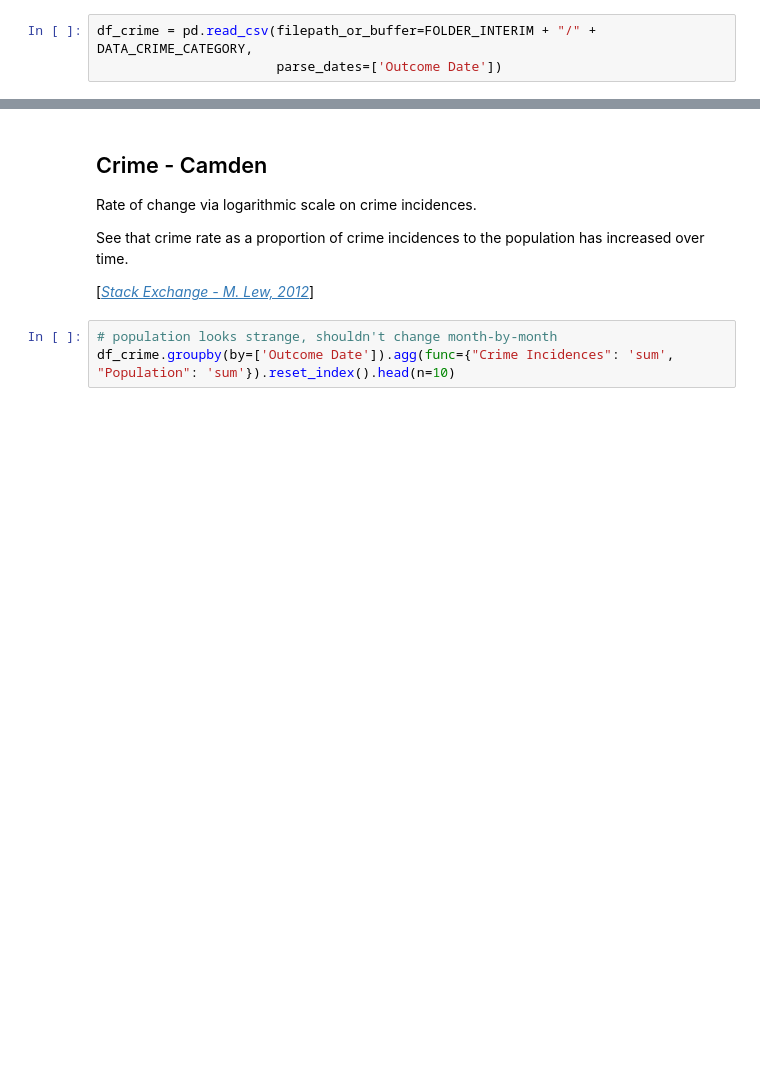
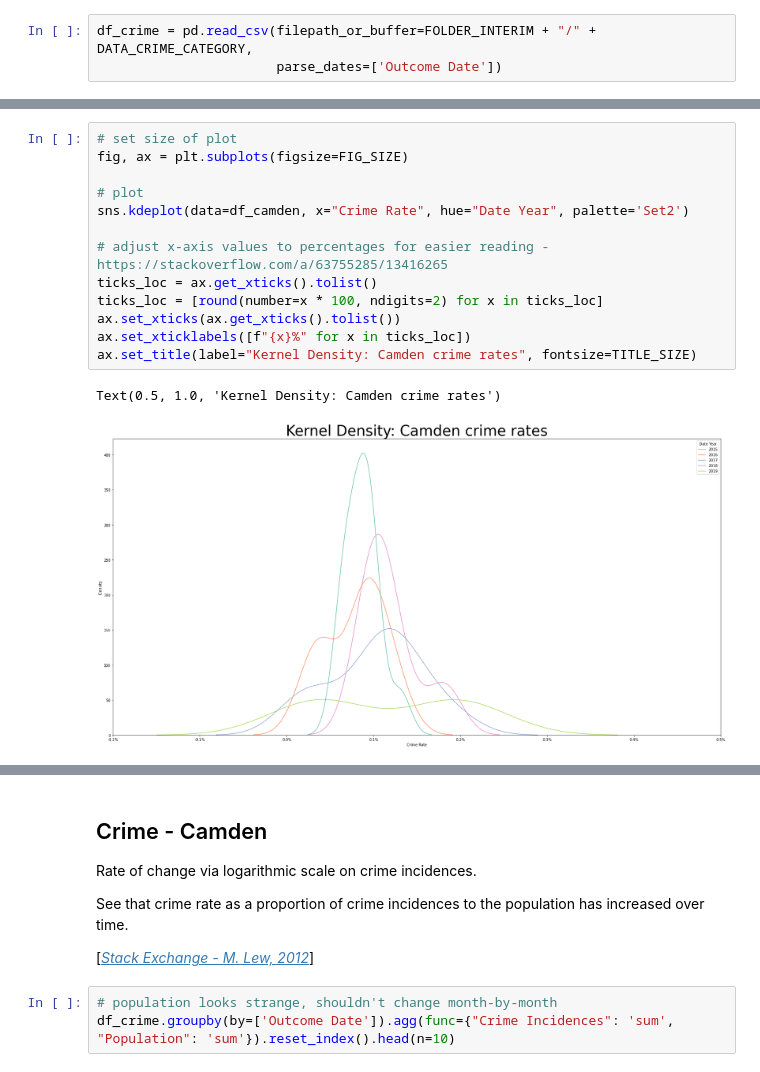
Before and after one commit to avisionh/camdencrime, a Jupyter notebook: notebooks/02_crime_category.ipynb, the cells around one changed output, grey strips where cells are left out. Cells and saved outputs as stored; diff of their text form; blank space fills up the shorter version.

```diff
--- a/notebooks/02_crime_category.ipynb
+++ b/notebooks/02_crime_category.ipynb
@@ -20,0 +62,16 @@ df_camden = df_crime.groupby(by=["Date Year", "Date Month"]).agg(func={"Crime In
+# %%
+# set size of plot
+fig, ax = plt.subplots(figsize=FIG_SIZE)
+
+# plot
+sns.kdeplot(data=df_camden, x="Crime Rate", hue="Date Year", palette='Set2')
+
+# adjust x-axis values to percentages for easier reading - https://stackoverflow.com/a/63755285/13416265
+ticks_loc = ax.get_xticks().tolist()
+ticks_loc = [round(number=x * 100, ndigits=2) for x in ticks_loc]
+ax.set_xticks(ax.get_xticks().tolist())
+ax.set_xticklabels([f"{x}%" for x in ticks_loc])
+ax.set_title(label="Kernel Density: Camden crime rates", fontsize=TITLE_SIZE)
+# %% [output]
+Text(0.5, 1.0, 'Kernel Density: Camden crime rates')
+[figure, added]
```
Also changed, not shown: parts of 18 cells of this notebook.
